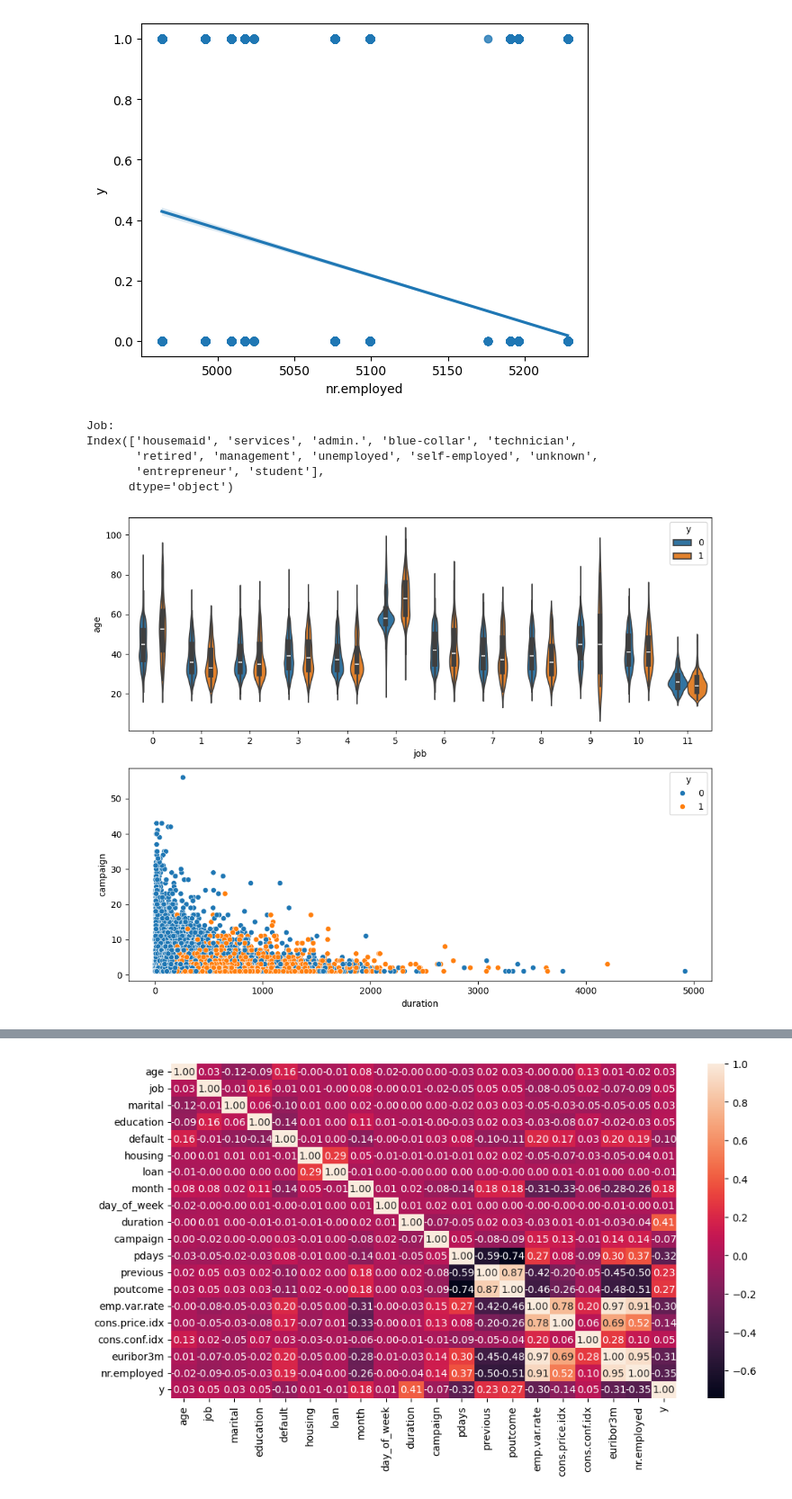
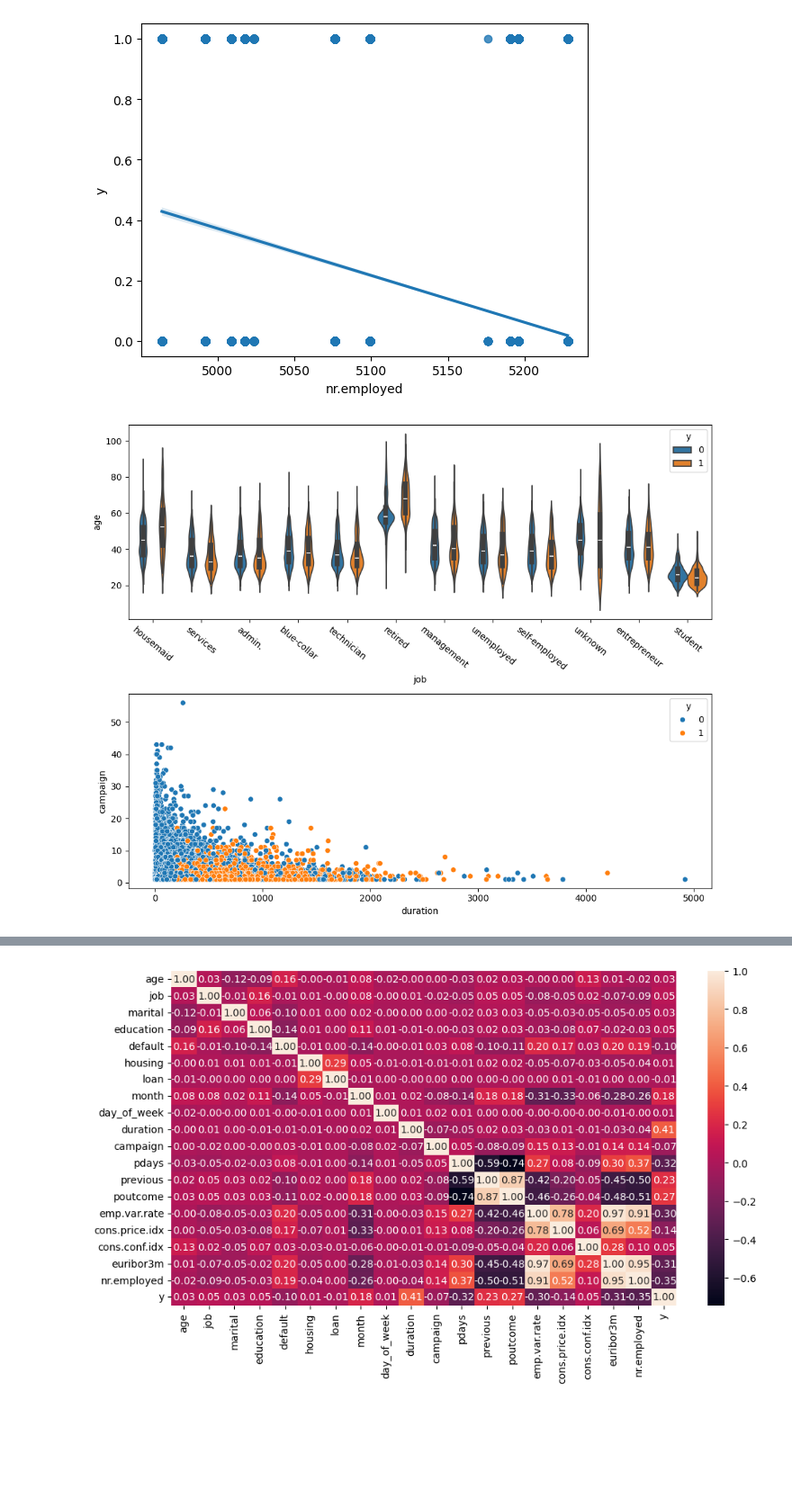
Before and after one commit to Alfonso-wav/EDA_2, a Jupyter notebook: src/explore.ipynb, the cells around one changed output, grey strips where cells are left out. Shown at 90% size. Cells and saved outputs as stored; diff of their text form; code cells hidden in the pictures; blank space fills up the shorter version.

```diff
--- a/src/explore.ipynb
+++ b/src/explore.ipynb
@@ -208,19 +208,17 @@ plt.show()
 # %%
 fig, axis = plt.subplots(2, figsize = (10,8))
 sns.violinplot(data = total_data, x ="job", y ="age", hue = "y", ax = axis[0])
+
+axis[0].set_xticks(range(len(tag_list[0])))
+axis[0].set_xticklabels(tag_list[0], rotation=320)
+
 sns.scatterplot(data = total_data, x ="duration", y ="campaign", hue = "y", ax = axis[1])
 
-print(f'Job:\n{tag_list[0]}')
 
 plt.tight_layout()
 plt.show()
 # %% [output]
-Job:
-Index(['housemaid', 'services', 'admin.', 'blue-collar', 'technician',
-       'retired', 'management', 'unemployed', 'self-employed', 'unknown',
-       'entrepreneur', 'student'],
-      dtype='object')
-[figure, old version]
+[figure, new version]
 # %%
 fig, axis = plt.subplots(2, figsize = (10,8))
 sns.violinplot(data = total_data, x ="marital", y ="education", hue = "y", ax = axis[0])
```
Also changed, not shown: parts of 3 cells of this notebook, 1 other file.
